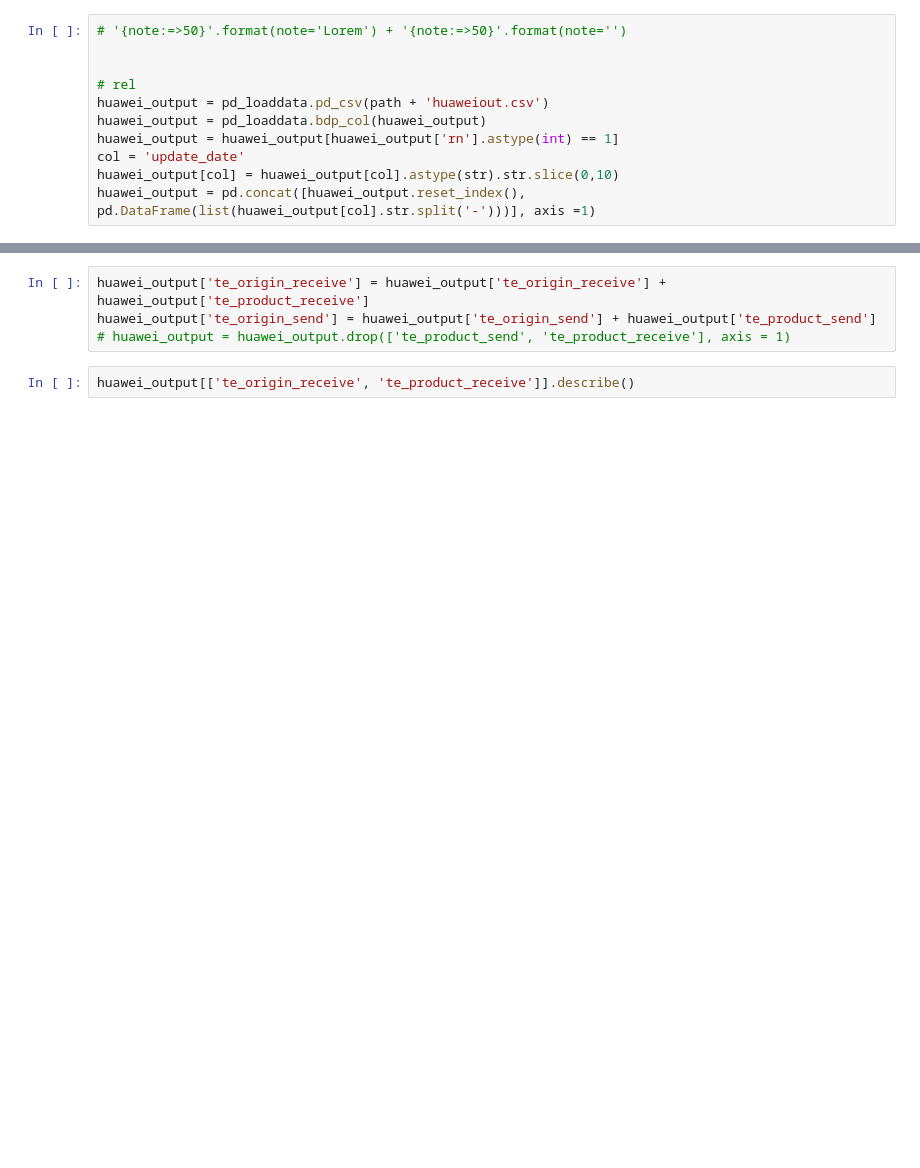
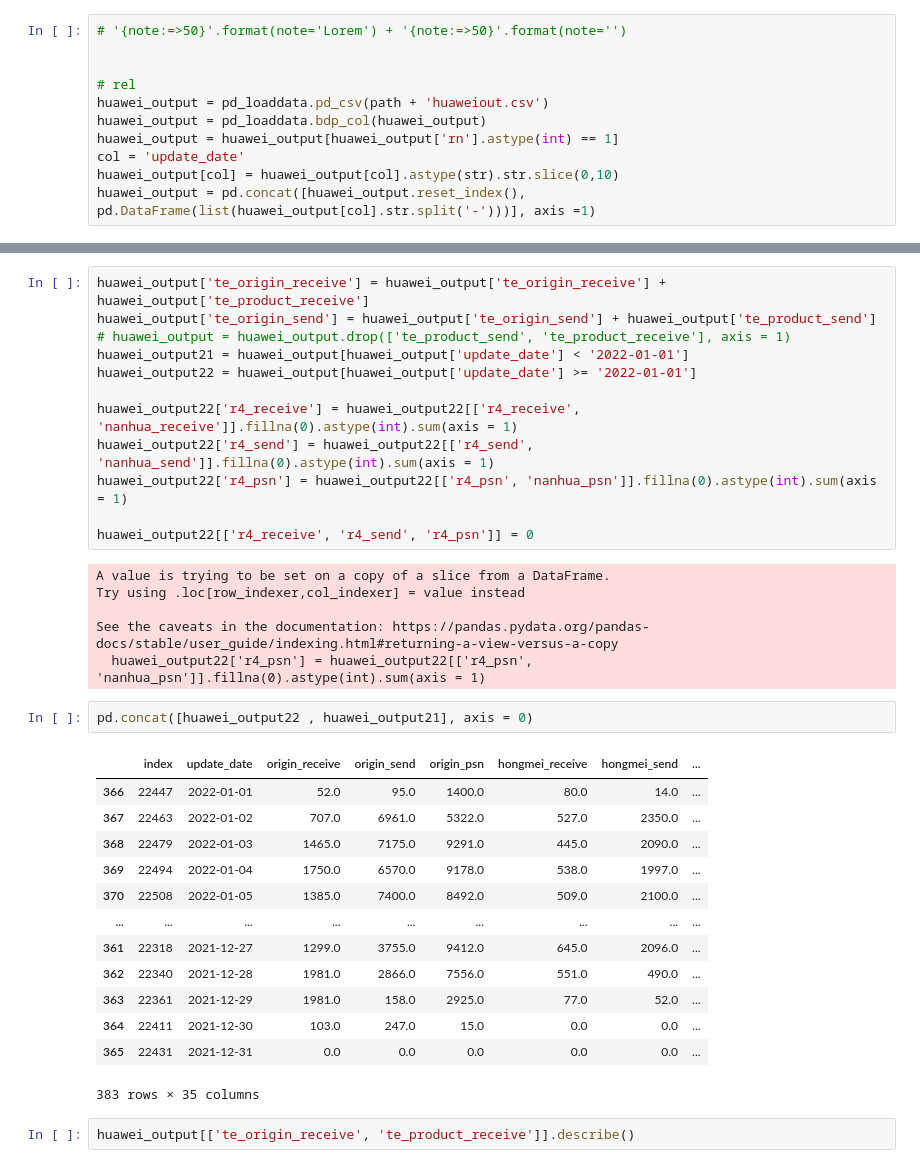
Before and after one commit to fyenne/play11_huawei, a Jupyter notebook: script/huawei.ipynb, the cells around one changed output, grey strips where cells are left out. Drawn from its saved outputs; the diff is of its cells as text; blank space fills up the shorter version.

```diff
--- a/script/huawei.ipynb
+++ b/script/huawei.ipynb
@@ -115,7 +118,37 @@ huawei_output
-# %%
-huawei_output['te_origin_receive'] = huawei_output['te_origin_receive'] + huawei_output['te_product_receive']
-huawei_output['te_origin_send'] = huawei_output['te_origin_send'] + huawei_output['te_product_send']
-# huawei_output = huawei_output.drop(['te_product_send', 'te_product_receive'], axis = 1)
+# %%
+huawei_output['te_origin_receive'] = huawei_output['te_origin_receive'] + huawei_output['te_product_receive']
+huawei_output['te_origin_send'] = huawei_output['te_origin_send'] + huawei_output['te_product_send']
+# huawei_output = huawei_output.drop(['te_product_send', 'te_product_receive'], axis = 1)
+huawei_output21 = huawei_output[huawei_output['update_date'] < '2022-01-01']
+huawei_output22 = huawei_output[huawei_output['update_date'] >= '2022-01-01']
+
+huawei_output22['r4_receive'] = huawei_output22[['r4_receive', 'nanhua_receive']].fillna(0).astype(int).sum(axis = 1)
+huawei_output22['r4_send'] = huawei_output22[['r4_send', 'nanhua_send']].fillna(0).astype(int).sum(axis = 1)
+huawei_output22['r4_psn'] = huawei_output22[['r4_psn', 'nanhua_psn']].fillna(0).astype(int).sum(axis = 1)
+
+huawei_output22[['r4_receive', 'r4_send', 'r4_psn']] = 0
+# %% [output]
+A value is trying to be set on a copy of a slice from a DataFrame.
+Try using .loc[row_indexer,col_indexer] = value instead
+
+See the caveats in the documentation: https://pandas.pydata.org/pandas-docs/stable/user_guide/indexing.html#returning-a-view-versus-a-copy
+  huawei_output22['r4_psn'] = huawei_output22[['r4_psn', 'nanhua_psn']].fillna(0).astype(int).sum(axis = 1)
+# %%
+pd.concat([huawei_output22 , huawei_output21], axis = 0)
+# %% [output]
+|  | index | update_date | origin_receive | origin_send | origin_psn | hongmei_receive | hongmei_send | ... |
+| 366 | 22447 | 2022-01-01 | 52.0 | 95.0 | 1400.0 | 80.0 | 14.0 | ... |
+| 367 | 22463 | 2022-01-02 | 707.0 | 6961.0 | 5322.0 | 527.0 | 2350.0 | ... |
+| 368 | 22479 | 2022-01-03 | 1465.0 | 7175.0 | 9291.0 | 445.0 | 2090.0 | ... |
+| 369 | 22494 | 2022-01-04 | 1750.0 | 6570.0 | 9178.0 | 538.0 | 1997.0 | ... |
+| 370 | 22508 | 2022-01-05 | 1385.0 | 7400.0 | 8492.0 | 509.0 | 2100.0 | ... |
+| ... | ... | ... | ... | ... | ... | ... | ... | ... |
+| 361 | 22318 | 2021-12-27 | 1299.0 | 3755.0 | 9412.0 | 645.0 | 2096.0 | ... |
+| 362 | 22340 | 2021-12-28 | 1981.0 | 2866.0 | 7556.0 | 551.0 | 490.0 | ... |
+| 363 | 22361 | 2021-12-29 | 1981.0 | 158.0 | 2925.0 | 77.0 | 52.0 | ... |
+| 364 | 22411 | 2021-12-30 | 103.0 | 247.0 | 15.0 | 0.0 | 0.0 | ... |
+| 365 | 22431 | 2021-12-31 | 0.0 | 0.0 | 0.0 | 0.0 | 0.0 | ... |
+383 rows × 35 columns
 # %%
 huawei_output[['te_origin_receive', 'te_product_receive']].describe()
 # %% [output]
```
Also changed, not shown: parts of 17 cells of this notebook, 2 other files.
